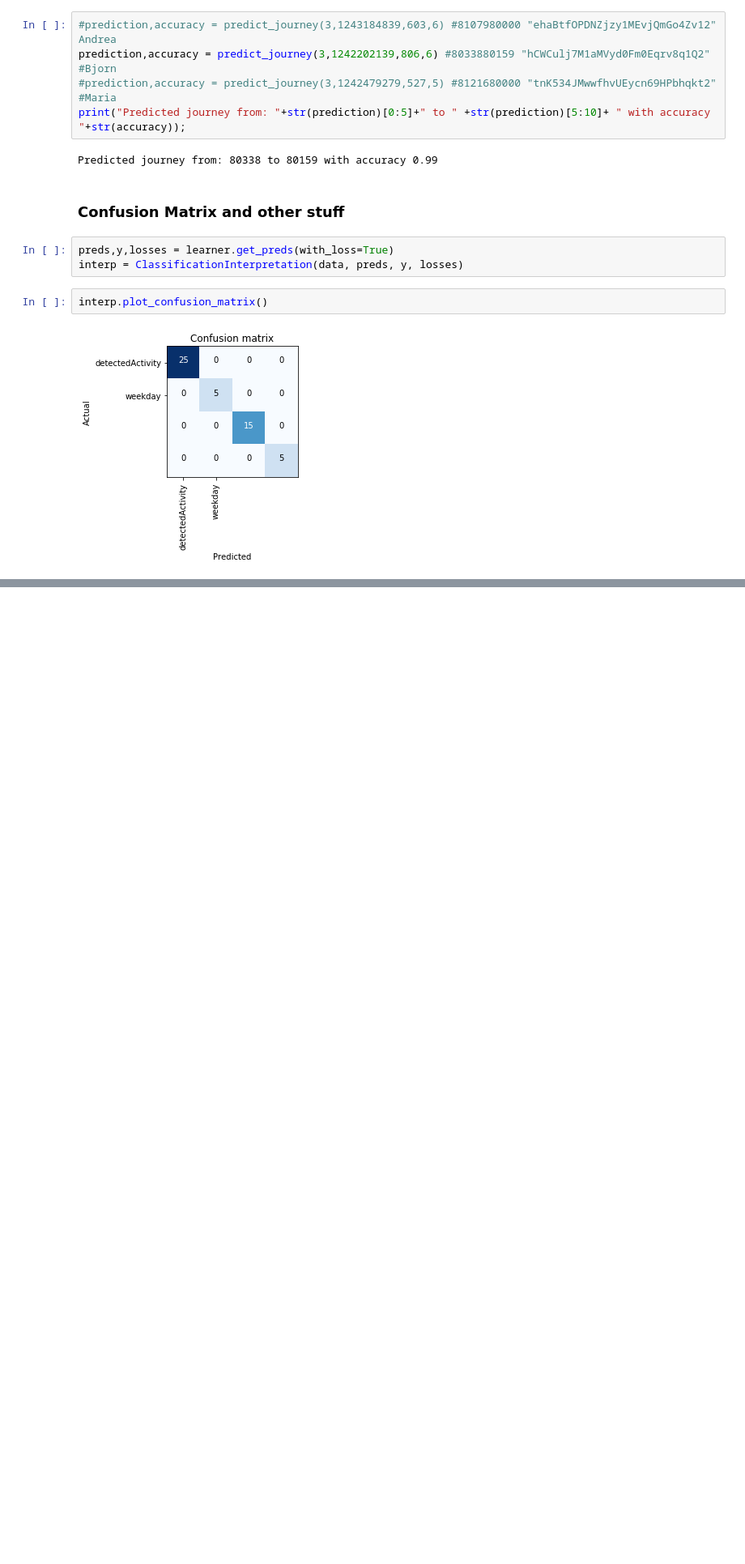
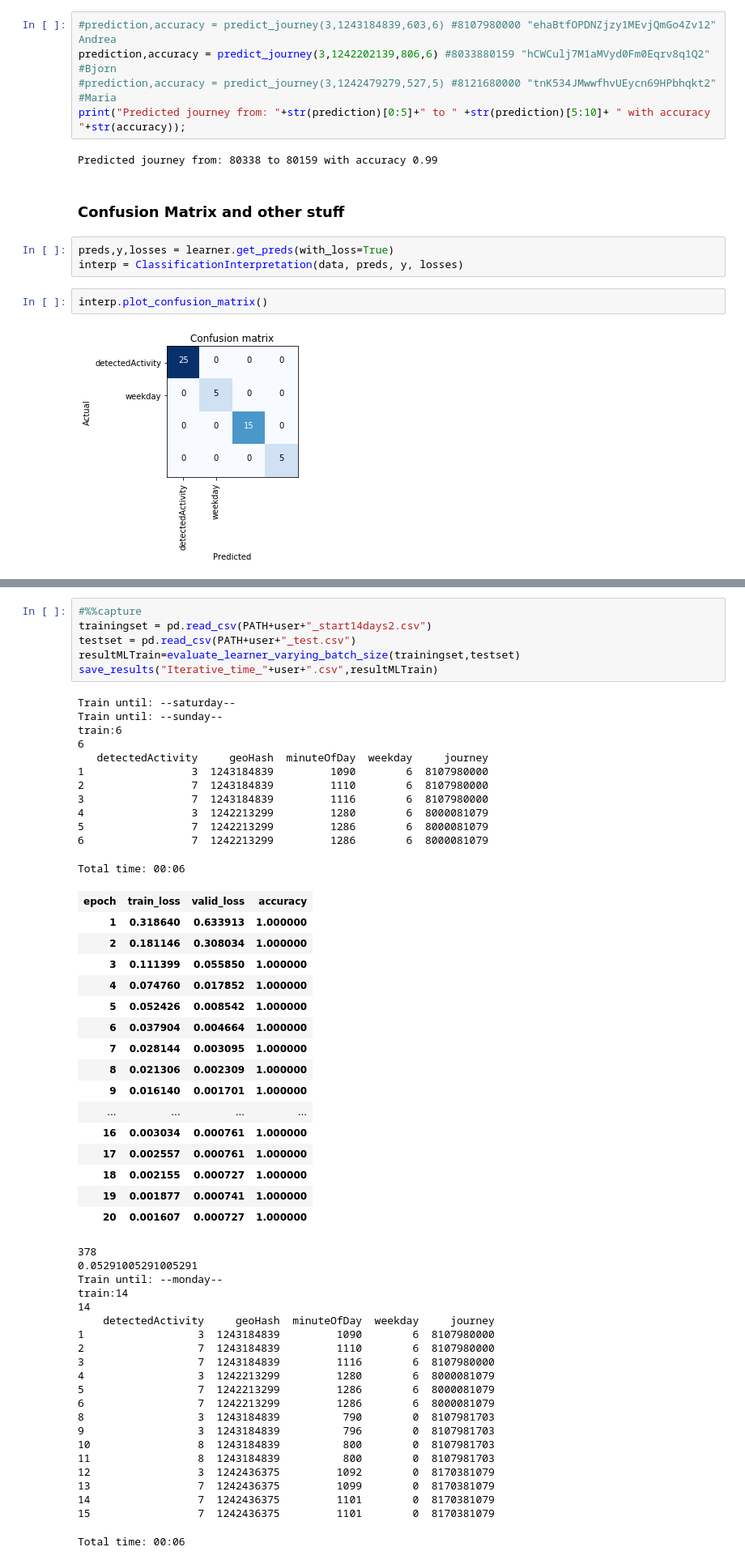
Before and after one commit to k3larra/commuter, a Jupyter notebook: ml/baseline.ipynb, the cells around one changed output, grey strips where cells are left out. Shown at 81% size. Drawn from its saved outputs; the diff is of its cells as text; blank space fills up the shorter version.

```diff
--- a/ml/baseline.ipynb
+++ b/ml/baseline.ipynb
@@ -297,0 +385,56 @@ Starts: --sunday--
+# %%
+#%%capture
+trainingset = pd.read_csv(PATH+user+"_start14days2.csv")
+testset = pd.read_csv(PATH+user+"_test.csv")
+resultMLTrain=evaluate_learner_varying_batch_size(trainingset,testset)
+save_results("Iterative_time_"+user+".csv",resultMLTrain)
+# %% [output]
+Train until: --saturday--
+Train until: --sunday--
+train:6
+6
+   detectedActivity     geoHash  minuteOfDay  weekday     journey
+1                 3  1243184839         1090        6  8107980000
+2                 7  1243184839         1110        6  8107980000
+3                 7  1243184839         1116        6  8107980000
+4                 3  1242213299         1280        6  8000081079
+5                 7  1242213299         1286        6  8000081079
+6                 7  1242213299         1286        6  8000081079
+Total time: 00:06
+| epoch | train_loss | valid_loss | accuracy |
+| 1 | 0.318640 | 0.633913 | 1.000000 |
+| 2 | 0.181146 | 0.308034 | 1.000000 |
+| 3 | 0.111399 | 0.055850 | 1.000000 |
+| 4 | 0.074760 | 0.017852 | 1.000000 |
+| 5 | 0.052426 | 0.008542 | 1.000000 |
+| 6 | 0.037904 | 0.004664 | 1.000000 |
+| 7 | 0.028144 | 0.003095 | 1.000000 |
+| 8 | 0.021306 | 0.002309 | 1.000000 |
+| 9 | 0.016140 | 0.001701 | 1.000000 |
+| ... | ... | ... | ... |
+| 16 | 0.003034 | 0.000761 | 1.000000 |
+| 17 | 0.002557 | 0.000761 | 1.000000 |
+| 18 | 0.002155 | 0.000727 | 1.000000 |
+| 19 | 0.001877 | 0.000741 | 1.000000 |
+| 20 | 0.001607 | 0.000727 | 1.000000 |
+378
+0.05291005291005291
+Train until: --monday--
+train:14
+14
+    detectedActivity     geoHash  minuteOfDay  weekday     journey
+1                  3  1243184839         1090        6  8107980000
+2                  7  1243184839         1110        6  8107980000
+3                  7  1243184839         1116        6  8107980000
+4                  3  1242213299         1280        6  8000081079
+5                  7  1242213299         1286        6  8000081079
+6                  7  1242213299         1286        6  8000081079
+8                  3  1243184839          790        0  8107981703
+9                  3  1243184839          796        0  8107981703
+10                 8  1243184839          800        0  8107981703
+11                 8  1243184839          800        0  8107981703
+12                 3  1242436375         1092        0  8170381079
+13                 7  1242436375         1099        0  8170381079
+14                 7  1242436375         1101        0  8170381079
+15                 7  1242436375         1101        0  8170381079
+Total time: 00:06
```
Also changed, not shown: parts of 7 cells of this notebook, 3 other files.
